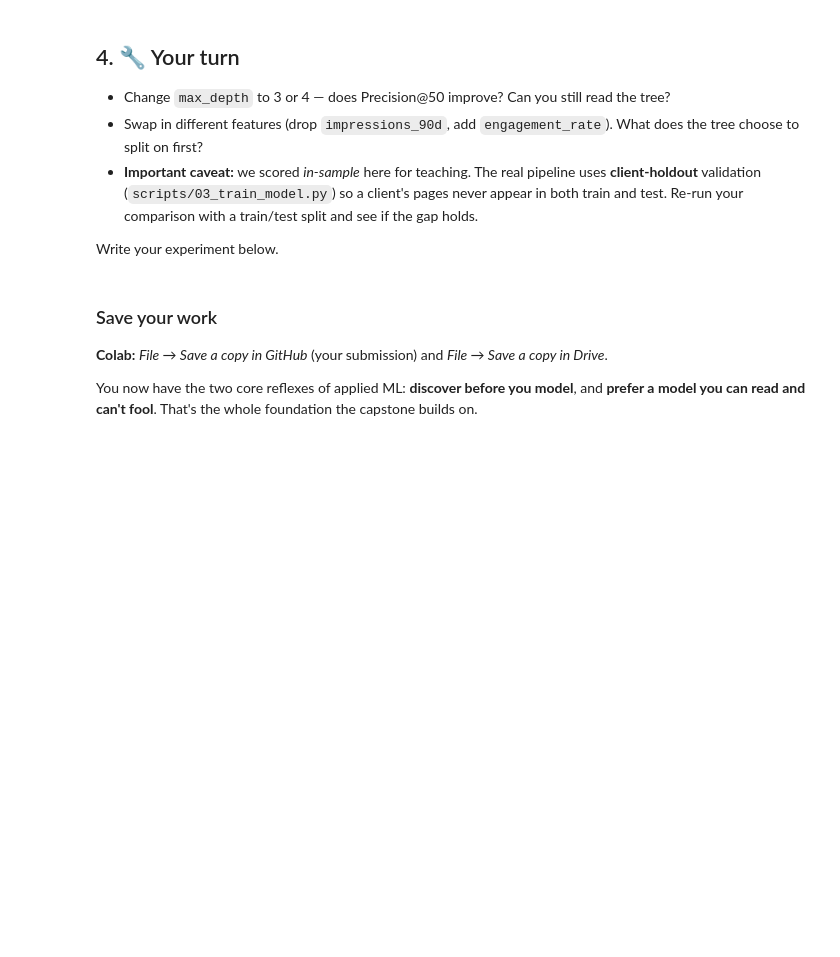
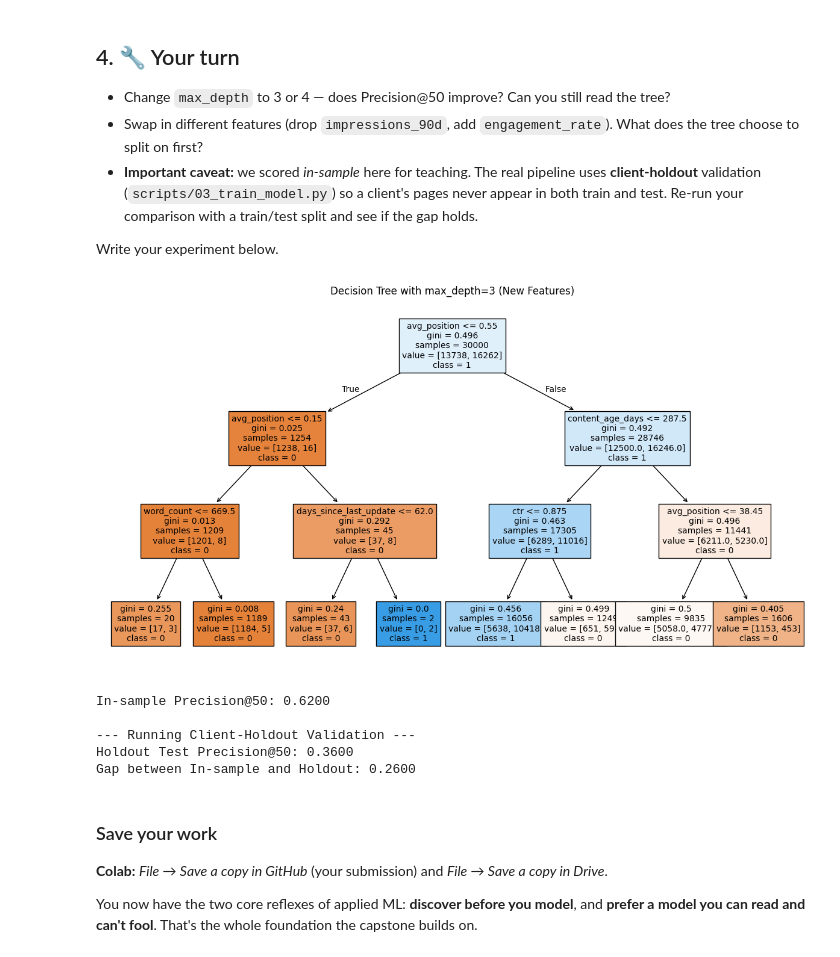
Before and after one commit to BrightTimothy/FlyRank-AI-Machine-Learning-Internship, a Jupyter notebook: notebooks/02_your_first_readable_model.ipynb, the cells around one changed output. Cells and saved outputs as stored; diff of their text form; code cells hidden in the pictures; blank space fills up the shorter version.

```diff
--- a/notebooks/02_your_first_readable_model.ipynb
+++ b/notebooks/02_your_first_readable_model.ipynb
@@ -105,3 +148,76 @@ Write your experiment below.
+# %%
+# Your experiment here
+import matplotlib.pyplot as plt
+from sklearn.model_selection import train_test_split, GroupShuffleSplit
+from sklearn.tree import DecisionTreeClassifier, plot_tree
+from sklearn.metrics import precision_score
+import numpy as np
+
+# Helper function to calculate Precision@50
+def precision_at_k(y_true, y_scores, k=50):
+    # Sort actual values based on predicted probabilities in descending order
+    top_k_indices = np.argsort(y_scores)[::-1][:k]
+    return precision_score(y_true.iloc[top_k_indices], [1] * k, zero_division=0)
+
+
+# =====================================================================
+# EXPERIMENTS 1 & 2: Changing max_depth & Swapping Features
+# =====================================================================
+
+# 1. Prepare your new feature list
+new_features = [f for f in features if f != 'impressions_90d']
+if 'engagement_rate' not in new_features:
+    new_features.append('engagement_rate')
+
+X_exp = df[new_features]
+y_exp = df["is_declining_label"]
+
+# 2. Train the updated tree (Experiment with max_depth=3 or 4)
+model = DecisionTreeClassifier(max_depth=3, random_state=42)
+model.fit(X_exp, y_exp)
+
+# 3. Check what the tree splits on first & visualize it
+plt.figure(figsize=(15, 8))
+plot_tree(model, feature_names=new_features, class_names=['0', '1'], filled=True, fontsize=10)
+plt.title("Decision Tree with max_depth=3 (New Features)")
+plt.show()
+
+# 4. Evaluate Precision@50 (In-sample)
+probabilities = model.predict_proba(X_exp)[:, 1]
+p_at_50_insample = precision_at_k(y_exp, probabilities, k=50)
+print(f"In-sample Precision@50: {p_at_50_insample:.4f}")
+
+
+# =====================================================================
+# EXPERIMENT 3: Client-Holdout Validation
+# =====================================================================
+print("\n--- Running Client-Holdout Validation ---")
+
+# Ensure a client's pages never appear in both train and test splits
+# (Assuming your dataframe has a 'client_id' or similar identifier column)
+gss = GroupShuffleSplit(n_splits=1, test_size=0.3, random_state=42)
+train_idx, test_idx = next(gss.split(X_exp, y_exp, groups=df['client_id']))
+
+X_train, X_test = X_exp.iloc[train_idx], X_exp.iloc[test_idx]
+y_train, y_test = y_exp.iloc[train_idx], y_exp.iloc[test_idx]
+
+# Re-train on the true training split
+holdout_model = DecisionTreeClassifier(max_depth=3, random_state=42)
+holdout_model.fit(X_train, y_train)
+
+# Evaluate on the holdout test split
+test_probabilities = holdout_model.predict_proba(X_test)[:, 1]
+p_at_50_holdout = precision_at_k(y_test, test_probabilities, k=50)
+
+print(f"Holdout Test Precision@50: {p_at_50_holdout:.4f}")
+print(f"Gap between In-sample and Holdout: {p_at_50_insample - p_at_50_holdout:.4f}")
+# %% [output]
+[figure, added]
+In-sample Precision@50: 0.6200
+
+--- Running Client-Holdout Validation ---
+Holdout Test Precision@50: 0.3600
+Gap between In-sample and Holdout: 0.2600
 # %% [markdown]
 ### Save your work
 **Colab:** *File → Save a copy in GitHub* (your submission) and *File → Save a copy in Drive*.
```
Also changed, not shown: parts of 8 cells of this notebook.
